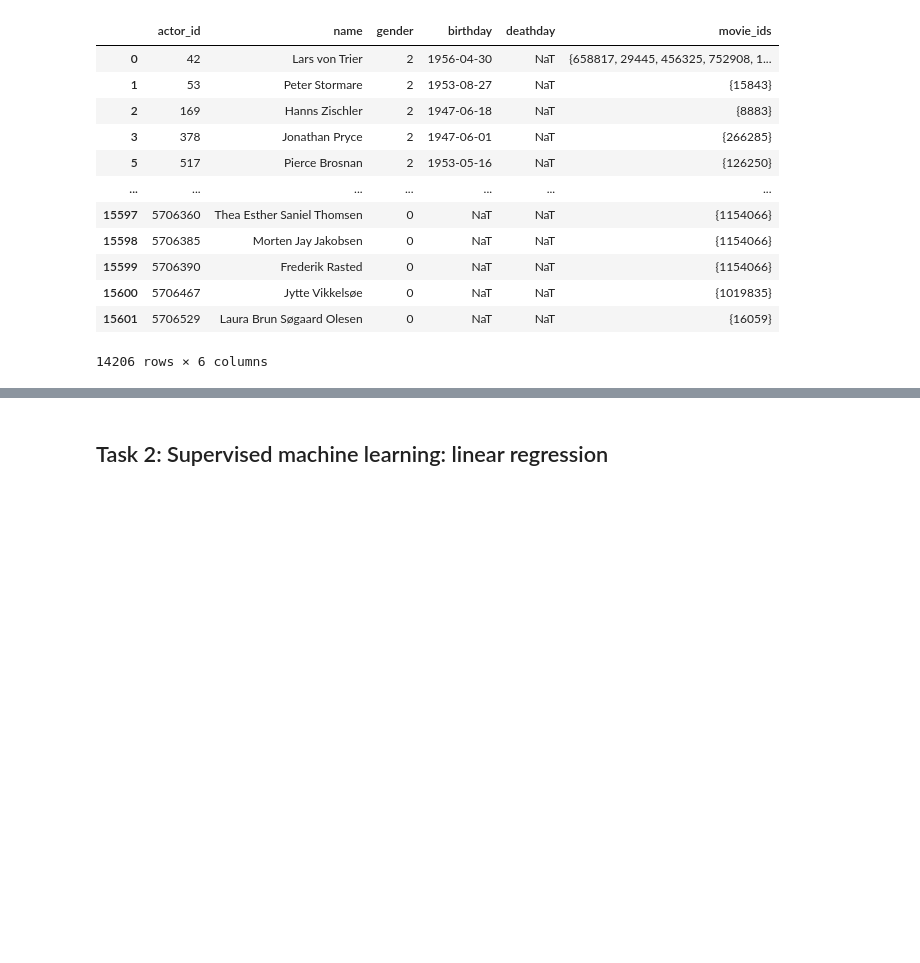
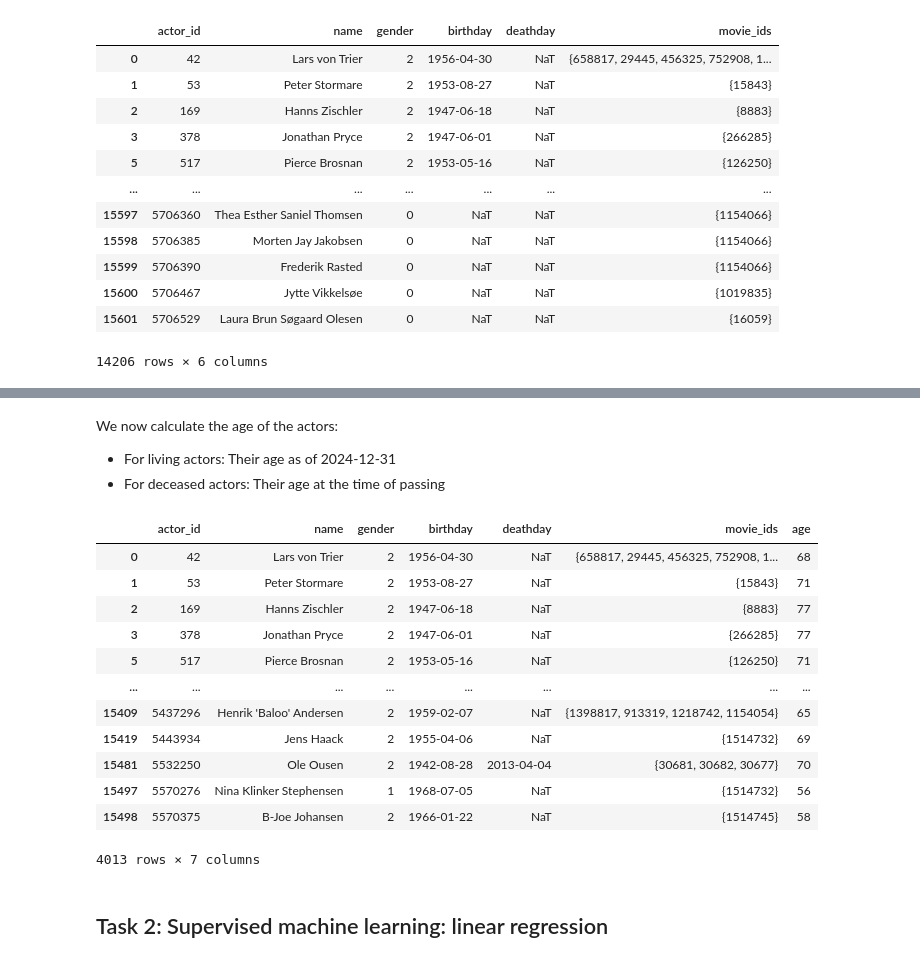
Before and after one commit to pbollhorn/bi-group-5-and-9, a Jupyter notebook: mp3/mini_project_3.ipynb, the cells around one changed output, grey strips where cells are left out. Saved outputs shown, nothing was run; the diff lists cells and outputs as text; code cells hidden in the pictures; blank space fills up the shorter version.

Commit message:
calculating age of actors

```diff
--- a/mp3/mini_project_3.ipynb
+++ b/mp3/mini_project_3.ipynb
@@ -227,3 +207,4 @@ all_actor_ids
 # %%
 # Drop rows where 'birthday' is missing
-danish_actors = danish_actors.dropna(subset=["birthday"])
+danish_actors = danish_actors.dropna(subset=["birthday"]).copy()
+danish_actors
@@ -230,3 +225,37 @@ danish_actors = danish_actors.dropna(subset=["birthday"])
+# %% [markdown]
+We now calculate the age of the actors:
+- For living actors: Their age as of 2024-12-31
+- For deceased actors: Their age at the time of passing
+# %%
+def calculate_age_from_row(row):
+    birthday = row['birthday']
+    deathday = row['deathday']
+
+    if pd.isna(deathday):
+        end_date = pd.to_datetime('2024-12-31')
+    else:
+        end_date = deathday
+
+    age = end_date.year - birthday.year - ((end_date.month, end_date.day) < (birthday.month, birthday.day))
+    return age
+
+
+danish_actors['age'] = danish_actors.apply(calculate_age_from_row, axis=1)
+danish_actors
+# %% [output]
+|  | actor_id | name | gender | birthday | deathday | movie_ids | age |
+| 0 | 42 | Lars von Trier | 2 | 1956-04-30 | NaT | {658817, 29445, 456325, 752908, 1... | 68 |
+| 1 | 53 | Peter Stormare | 2 | 1953-08-27 | NaT | {15843} | 71 |
+| 2 | 169 | Hanns Zischler | 2 | 1947-06-18 | NaT | {8883} | 77 |
+| 3 | 378 | Jonathan Pryce | 2 | 1947-06-01 | NaT | {266285} | 77 |
+| 5 | 517 | Pierce Brosnan | 2 | 1953-05-16 | NaT | {126250} | 71 |
+| ... | ... | ... | ... | ... | ... | ... | ... |
+| 15409 | 5437296 | Henrik 'Baloo' Andersen | 2 | 1959-02-07 | NaT | {1398817, 913319, 1218742, 1154054} | 65 |
+| 15419 | 5443934 | Jens Haack | 2 | 1955-04-06 | NaT | {1514732} | 69 |
+| 15481 | 5532250 | Ole Ousen | 2 | 1942-08-28 | 2013-04-04 | {30681, 30682, 30677} | 70 |
+| 15497 | 5570276 | Nina Klinker Stephensen | 1 | 1968-07-05 | NaT | {1514732} | 56 |
+| 15498 | 5570375 | B-Joe Johansen | 2 | 1966-01-22 | NaT | {1514745} | 58 |
+4013 rows × 7 columns
 # %% [markdown]
 ## Task 2: Supervised machine learning: linear regression
 # %% [markdown]
```
Also changed, not shown: parts of 2 cells of this notebook.
